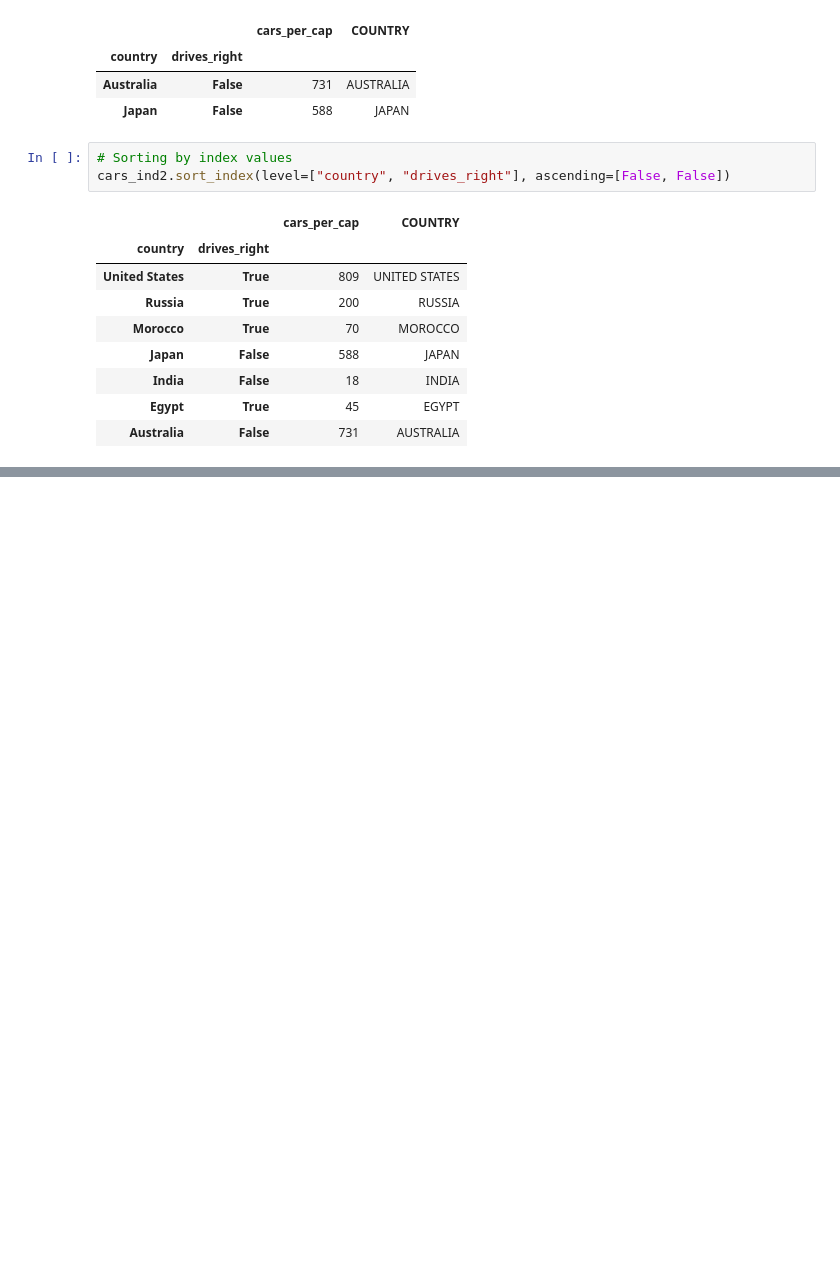
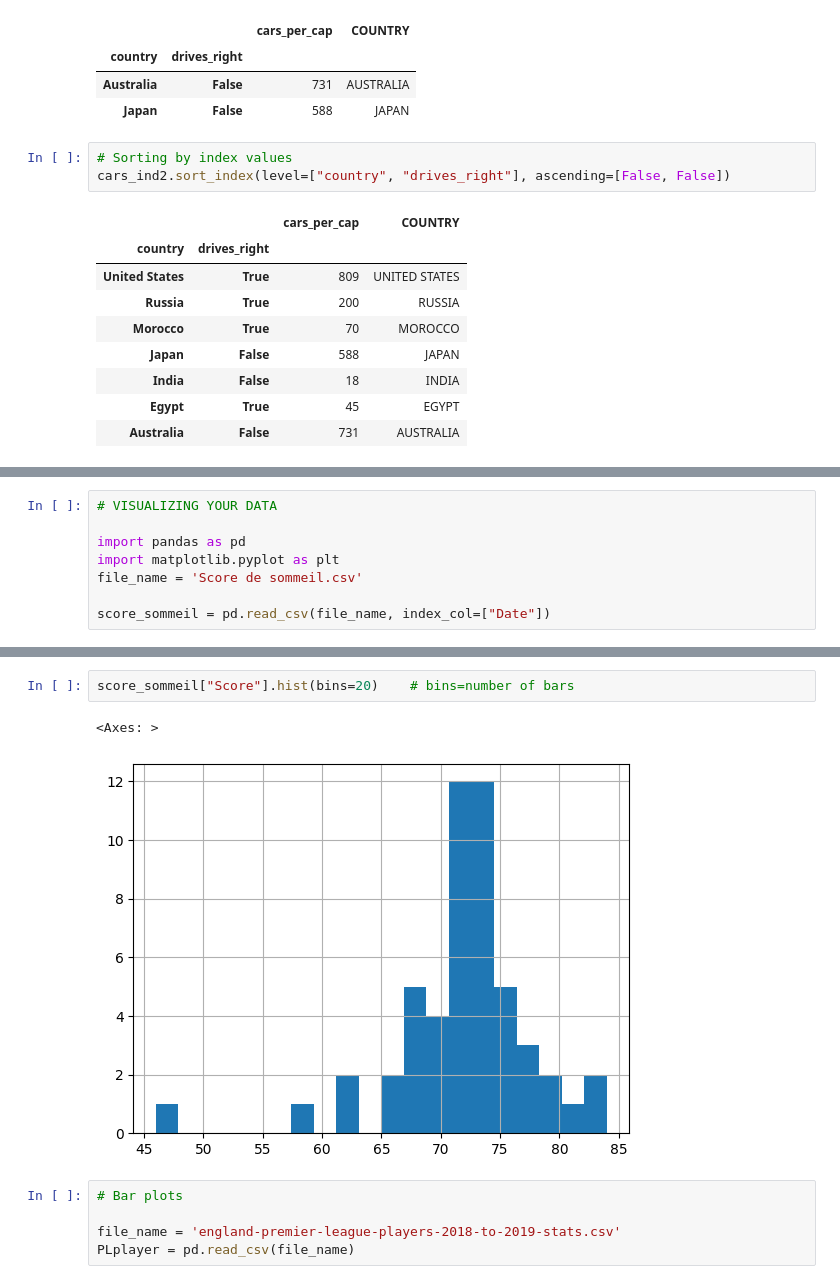
Before and after one commit to JeffBucker/DatacampDataAnalystTrack, a Jupyter notebook: 3. Data Manipulation with Pandas.ipynb, the cells around one changed output, grey strips where cells are left out. Drawn from its saved outputs; the diff is of its cells as text; blank space fills up the shorter version.

```diff
--- a/3. Data Manipulation with Pandas.ipynb
+++ b/3. Data Manipulation with Pandas.ipynb
@@ -298,0 +486,8 @@ cars_ind2.sort_index(level=["country", "drives_right"], ascending=[False, False]
+# %%
+# VISUALIZING YOUR DATA
+
+import pandas as pd
+import matplotlib.pyplot as plt
+file_name = 'Score de sommeil.csv'
+
+score_sommeil = pd.read_csv(file_name, index_col=["Date"])
@@ -298,0 +504,10 @@ cars_ind2.sort_index(level=["country", "drives_right"], ascending=[False, False]
+# %%
+score_sommeil["Score"].hist(bins=20)    # bins=number of bars
+# %% [output]
+<Axes: >
+[figure, added]
+# %%
+# Bar plots
+
+file_name = 'england-premier-league-players-2018-to-2019-stats.csv'
+PLplayer = pd.read_csv(file_name)
```
Also changed, not shown: parts of 21 cells of this notebook, 2 other files.
